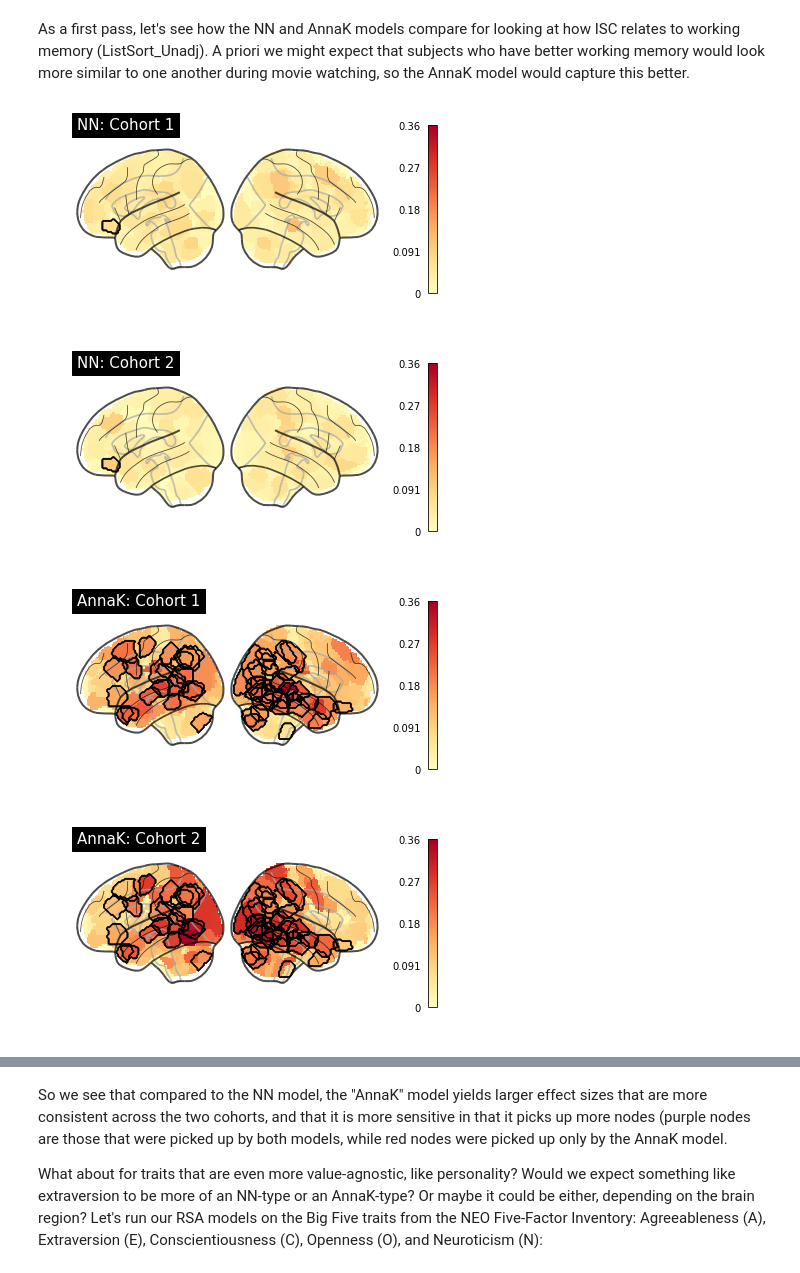
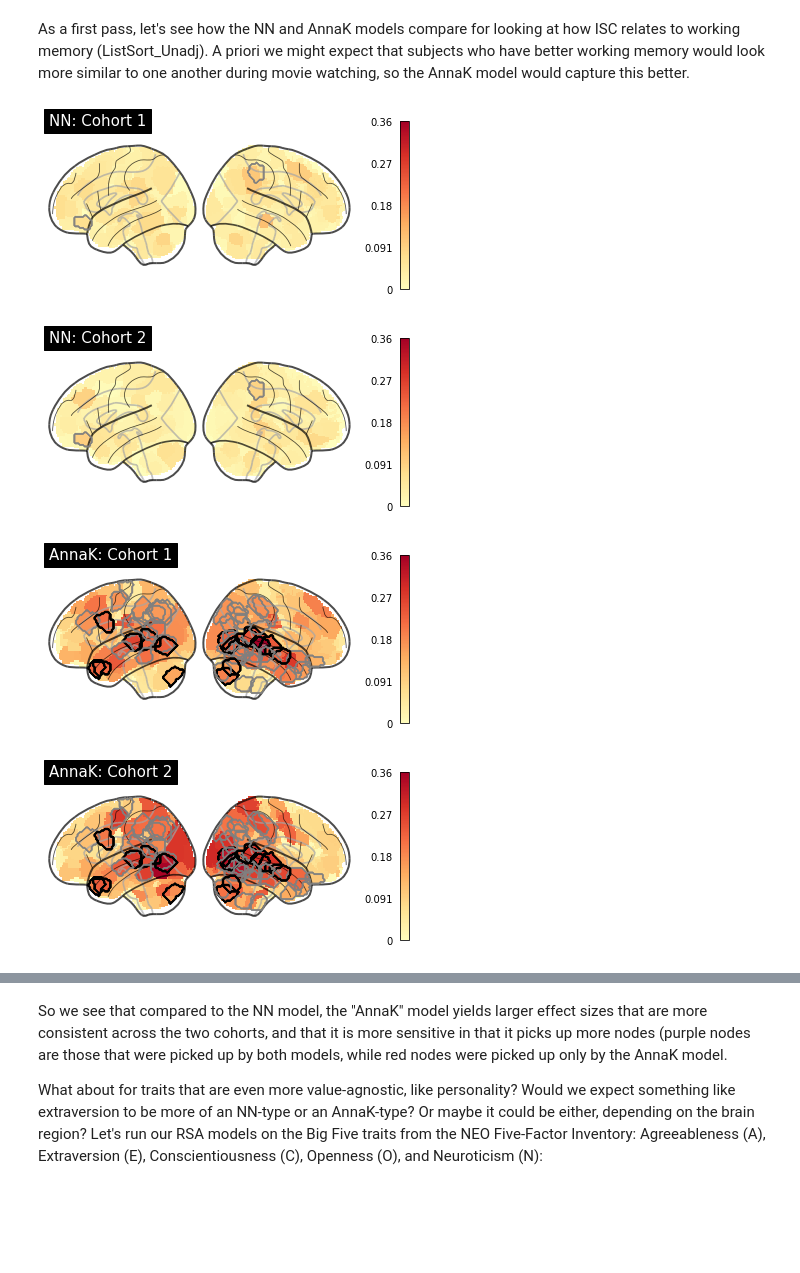
Before and after one commit to esfinn/intersubj_rsa, a Jupyter notebook: isRSA_HCP_demo.ipynb, the cells around one changed output, grey strips where cells are left out. Saved outputs shown, nothing was run; the diff lists cells and outputs as text; code cells hidden in the pictures; blank space fills up the shorter version.

Commit message:
updates for multiple comparisons correction, including simulation notebook

```diff
--- a/isRSA_HCP_demo.ipynb
+++ b/isRSA_HCP_demo.ipynb
@@ -353,0 +362,9 @@ def set_aspect_ratio(ax):
+# %%
+fig, ax = plt.subplots()
+
+x = [1, 2, 3]
+y = [4, 5, 6]
+facecolors = ['gray','none','black']
+edgecolors = ['gray','black','black']
+
+ax.scatter(x, y, facecolors=facecolors, edgecolors=edgecolors)
@@ -462,7 +505,7 @@ def isrsa_wrapper(behav_name, clip_name, models, GSR=0, n_perms=1000):
 
     for model in models:
         if model not in known_models.keys():
-            raise ValueError(f"The povided list of models includes {model},"
+            raise ValueError(f"The provided list of models includes {model},"
                              f"which is not in the list of accepted models: {known_models.keys()}")
 
     # Figure out which run this clip is in
@@ -516,7 +559,7 @@ def isrsa_wrapper(behav_name, clip_name, models, GSR=0, n_perms=1000):
 
     return results_dict
 # %%
-def glassbrain_wrapper(results_dict, models=["NN", "AnnaK"], alpha=0.05, display_mode='lr', cmap="RdYlBu_r", titles=True, save=False):
+def glassbrain_wrapper(results_dict, models=["NN", "AnnaK"], alpha1=0.05, alpha_corr=0.05, display_mode='lr', cmap="RdYlBu_r", titles=True, save=False):
 
     # Find vmin and vmax for glass brains
     all_rvals = []
@@ -549,16 +592,26 @@ def glassbrain_wrapper(results_dict, models=["NN", "AnnaK"], alpha=0.05, display
             display1 = plotting.plot_glass_brain(color_rois(r_vals1), cmap=cmap, colorbar=True, vmin=vmin, vmax=vmax, display_mode=display_mode)
             display2 = plotting.plot_glass_brain(color_rois(r_vals2), cmap=cmap, colorbar=True, vmin=vmin, vmax=vmax, display_mode=display_mode)
 
-        intersect = get_intersection(result1, result2, alpha=alpha)
+        intersect, intersect_corr = get_intersection(result1, result2, alpha1=alpha1, alpha_corr=alpha_corr)
 
-        # Draw outlines for nodes that are significant in both cohorts
+        # Draw outlines for nodes that are significant in both cohorts (gray for those that don't survive multiple correction, black for those that do)
         for node in range(len(intersect)):
-            if intersect[node]==True:
+            if intersect[node]==True and intersect_corr[node]==True:
                 tmp = np.empty(len(intersect), dtype=bool)
                 tmp.fill(0)
                 tmp[node] = 1
-                display1.add_contours(color_rois(tmp), linewidths=0.5, colors=['black'])
-                display2.add_contours(color_rois(tmp), linewidths=0.5, colors=['black'])
+                with warnings.catch_warnings():
+                    warnings.filterwarnings("ignore", message="No contour levels were found within the data range.") # to suppress annoying nilearn warnings
+                    display1.add_contours(color_rois(tmp), linewidths=1.0, colors=['black'])
+                    display2.add_contours(color_rois(tmp), linewidths=1.0, colors=['black'])
+            elif intersect[node]==True and intersect_corr[node]==False:
+                tmp = np.empty(len(intersect), dtype=bool)
+                tmp.fill(0)
+                tmp[node] = 1
+                with warnings.catch_warnings():
+                    warnings.filterwarnings("ignore", message="No contour levels were found within the data range.") # to suppress annoying nilearn warnings
+                    display1.add_contours(color_rois(tmp), linewidths=0.5, colors=['gray'])
+                    display2.add_contours(color_rois(tmp), linewidths=0.5, colors=['gray'])
 
         # Save figure if desired
         if save:
@@ -638,15 +687,14 @@ As a first pass, let's see how the NN and AnnaK models compare for looking at ho
 behav_name = "ListSort_Unadj"
 clip_name = "MOVIE1_7T_AP"
 models = ["NN", "AnnaK"]
-n_perms = 1000 # change to 10,000 for more rigor/precision
-alpha = 0.05
+n_perms = 10000 # change to 1000 for a quicker & dirtier view of results
 
 results_dict = isrsa_wrapper(behav_name = behav_name, clip_name = clip_name, models = models, n_perms=n_perms)
 # %%
-glassbrain_wrapper(results_dict)
+glassbrain_wrapper(results_dict, save=True)
 # %% [output]
-[figure, old version]
+[figure, new version]
-[figure, old version]
+[figure, new version]
-[figure, old version]
+[figure, new version]
-[figure, old version]
+[figure, new version]
 # %%
```
Also changed, not shown: parts of 17 cells of this notebook, 37 other files.
